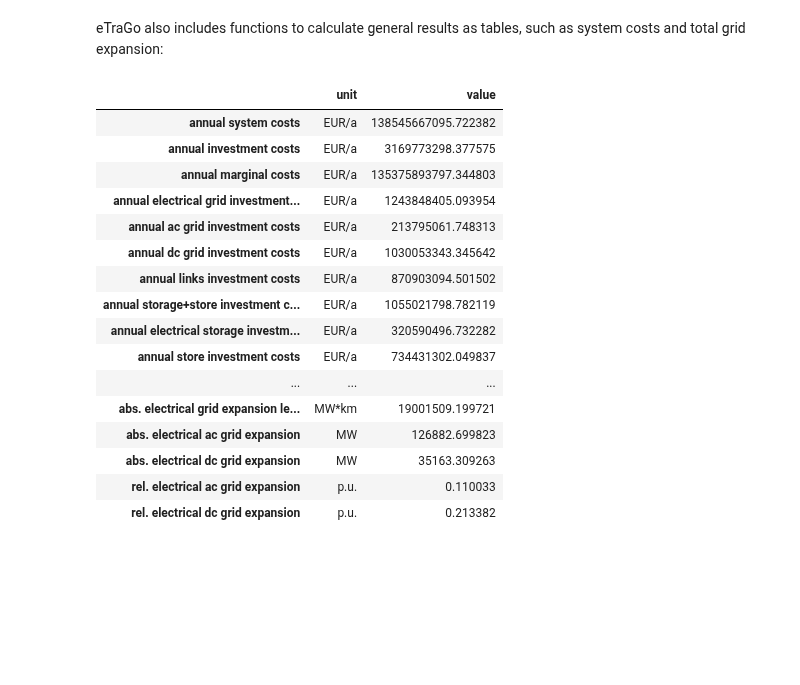
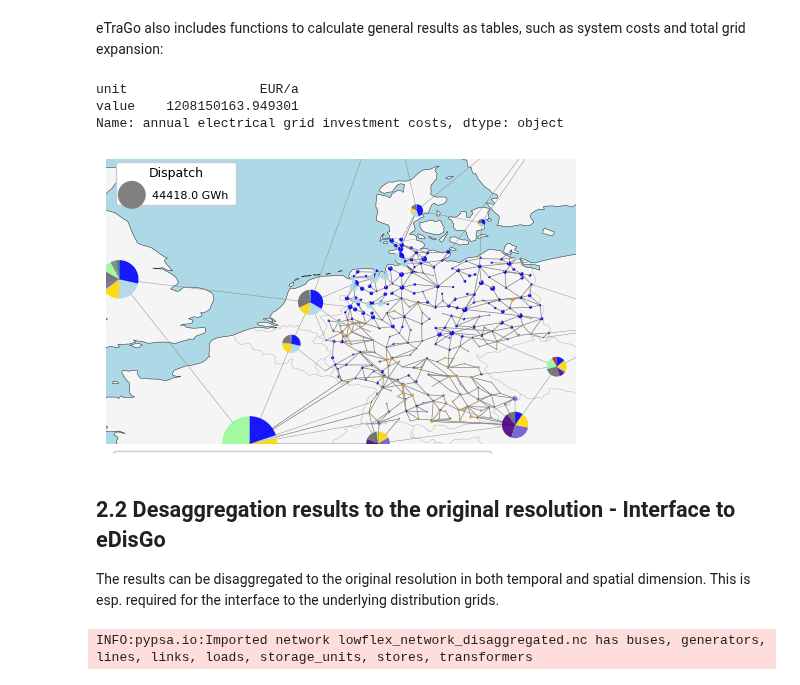
Before and after one commit to openego/eTraGo, a Jupyter notebook: examples/fne_2026.ipynb, the cells around one changed output. Drawn from its saved outputs; the diff is of its cells as text; code cells hidden in the pictures; blank space fills up the shorter version.

```diff
--- a/examples/fne_2026.ipynb
+++ b/examples/fne_2026.ipynb
@@ -230,22 +209,24 @@ etrago_larger_model.plot_grid(
 eTraGo also includes functions to calculate general results as tables, such as system costs and total grid expansion:
 # %%
 etrago_larger_model.calc_results()
-etrago_larger_model.results
+etrago_larger_model.results.loc["annual electrical grid investment costs"]
 # %% [output]
-|  | unit | value |
-| annual system costs | EUR/a | 138545667095.722382 |
-| annual investment costs | EUR/a | 3169773298.377575 |
-| annual marginal costs | EUR/a | 135375893797.344803 |
-| annual electrical grid investment... | EUR/a | 1243848405.093954 |
-| annual ac grid investment costs | EUR/a | 213795061.748313 |
-| annual dc grid investment costs | EUR/a | 1030053343.345642 |
-| annual links investment costs | EUR/a | 870903094.501502 |
-| annual storage+store investment c... | EUR/a | 1055021798.782119 |
-| annual electrical storage investm... | EUR/a | 320590496.732282 |
-| annual store investment costs | EUR/a | 734431302.049837 |
-| ... | ... | ... |
-| abs. electrical grid expansion le... | MW*km | 19001509.199721 |
-| abs. electrical ac grid expansion | MW | 126882.699823 |
-| abs. electrical dc grid expansion | MW | 35163.309263 |
-| rel. electrical ac grid expansion | p.u. | 0.110033 |
-| rel. electrical dc grid expansion | p.u. | 0.213382 |
+unit                 EUR/a
+value    1208150163.949301
+Name: annual electrical grid investment costs, dtype: object
+# %%
+etrago_larger_model.plot_grid(
+    line_colors="grey",
+    bus_colors = "gen_dist",
+    bus_sizes= 1e-8,
+    timesteps = range(1752))
+# %% [output]
+[figure, added]
+# %% [markdown]
+## 2.2 Desaggregation results to the original resolution - Interface to eDisGo
+
+The results can be disaggregated to the original resolution in both temporal and spatial dimension. This is esp. required for the interface to the underlying distribution grids.
+# %%
+etrago_larger_model.disaggregated_network = pypsa.Network(path+"etrago_predefined_results/lowflex_network_disaggregated.nc")
+# %% [output]
+INFO:pypsa.io:Imported network lowflex_network_disaggregated.nc has buses, generators, lines, links, loads, storage_units, stores, transformers
```
Also changed, not shown: parts of 33 cells of this notebook.
